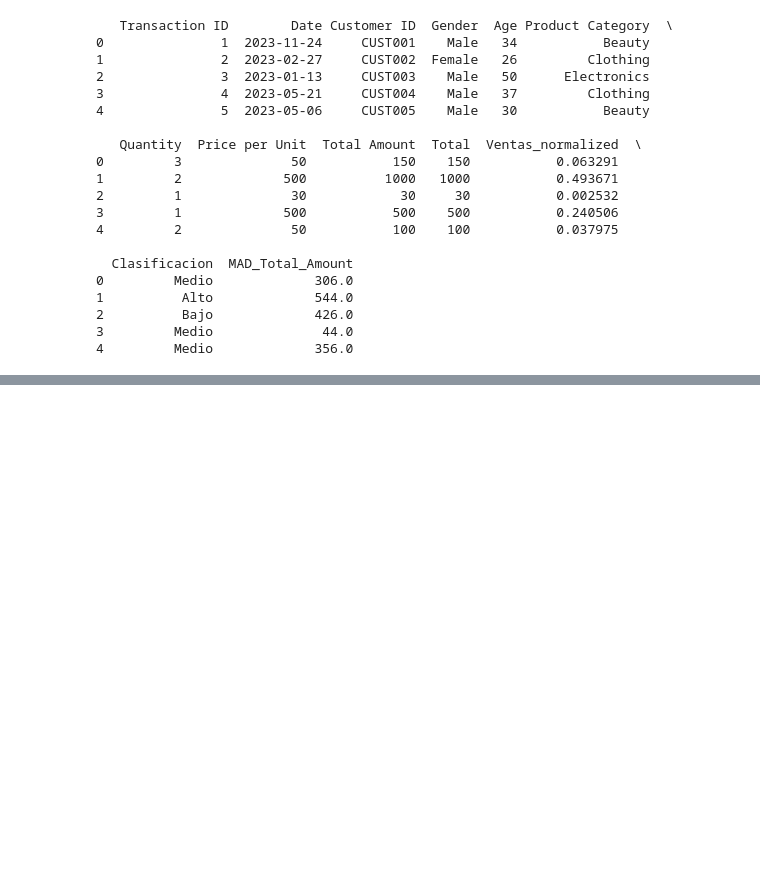
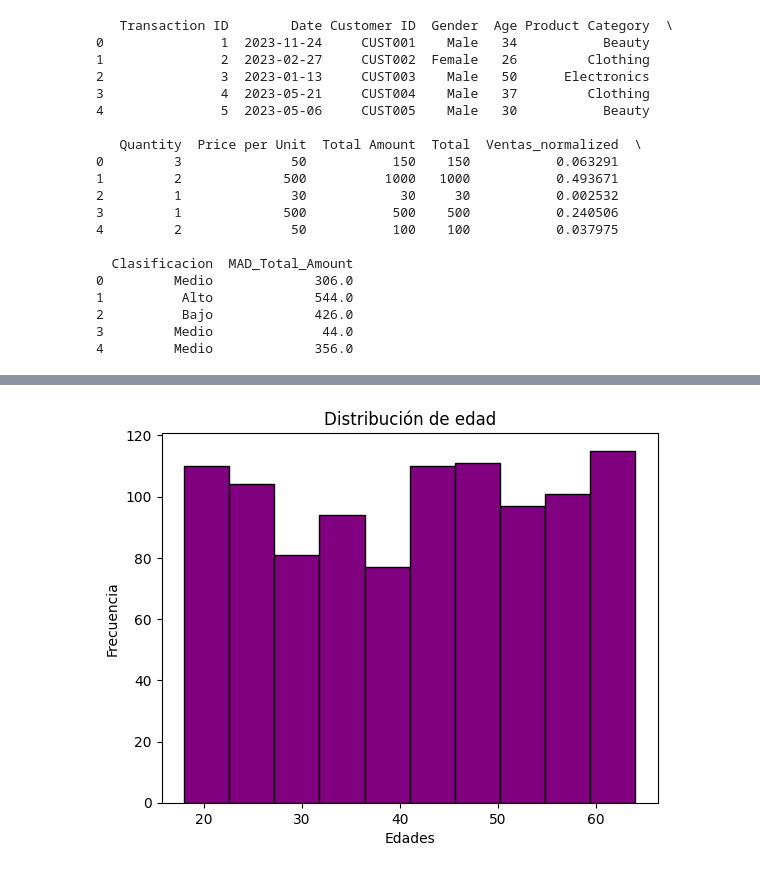
Before and after one commit to MathiasOrtiz/retail-sales-analysis, a Jupyter notebook: retail-sales-analysis.ipynb, the cells around one changed output, grey strips where cells are left out. Cells and saved outputs as stored; diff of their text form; code cells hidden in the pictures; blank space fills up the shorter version.

```diff
--- a/retail-sales-analysis.ipynb
+++ b/retail-sales-analysis.ipynb
@@ -602,0 +701,8 @@ print(data.head())
+# %%
+plt.hist(data['Age'], color = 'purple', edgecolor = 'black')
+plt.title('Distribución de edad')
+plt.xlabel('Edades')
+plt.ylabel('Frecuencia')
+plt.show()
+# %% [output]
+[figure, added]
```
Also changed, not shown: parts of 17 cells of this notebook.
